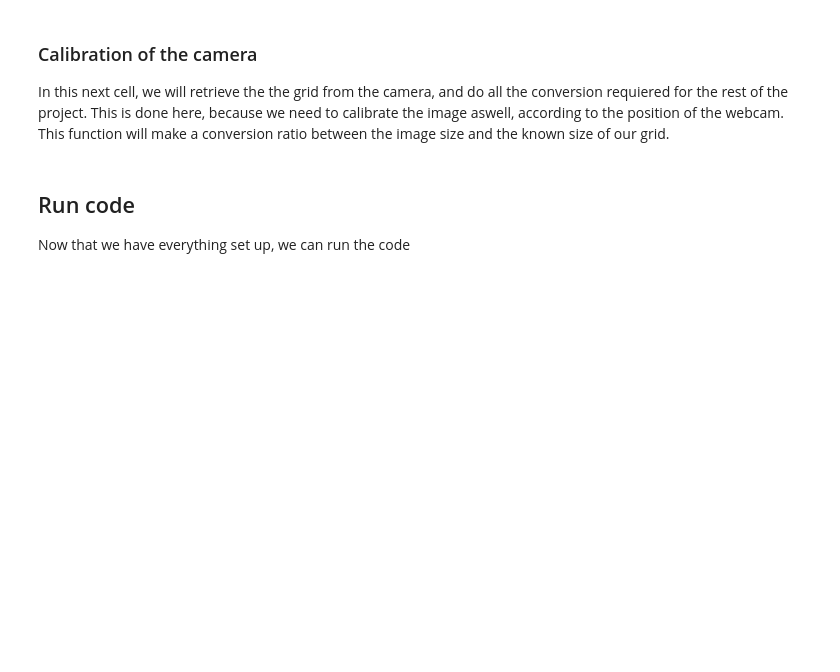
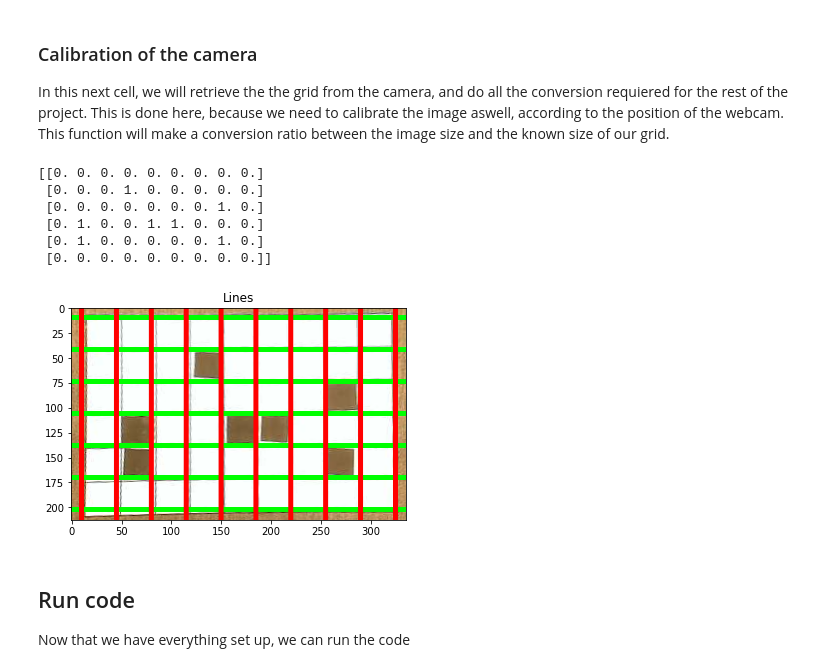
Before and after one commit to Neiizo/Projet-mobile-robotics, a Jupyter notebook: projet.ipynb, the cells around one changed output. Saved outputs shown, nothing was run; the diff lists cells and outputs as text; code cells hidden in the pictures; blank space fills up the shorter version.

```diff
--- a/projet.ipynb
+++ b/projet.ipynb
@@ -60,13 +70,21 @@ cal_data.calibration_mm()
 In this next cell, we will retrieve the the grid from the camera, and do all the conversion requiered for the rest of the project. This is done here, because we need to calibrate the image aswell, according to the position of the webcam. This function will make a conversion ratio between the image size and the known size of our grid.
 # %%
 # be careful that if you have not called the previous sell, this will automatically set the missing values
-vision, Q_cam, R_cam, Q_gnd, R_gnd = cal_data.cam_calibration()
+vision, Q_cam, R_cam, Q_gnd, R_gnd = cal_data.cam_calibration(cam_threshold = 175)
 if(DEBUG == True):
     print(vision.grid)
     lines = vision.show()
     plt.figure
     plt.title('Lines')
     plt.imshow(cv2.cvtColor(lines.astype('uint8'), cv2.COLOR_BGR2RGB))
+# %% [output]
+[[0. 0. 0. 0. 0. 0. 0. 0. 0.]
+ [0. 0. 0. 1. 0. 0. 0. 0. 0.]
+ [0. 0. 0. 0. 0. 0. 0. 1. 0.]
+ [0. 1. 0. 0. 1. 1. 0. 0. 0.]
+ [0. 1. 0. 0. 0. 0. 0. 1. 0.]
+ [0. 0. 0. 0. 0. 0. 0. 0. 0.]]
+[figure, added]
 # %% [markdown]
 ## Run code
 
```
Also changed, not shown: parts of 8 cells of this notebook, 7 other files.
